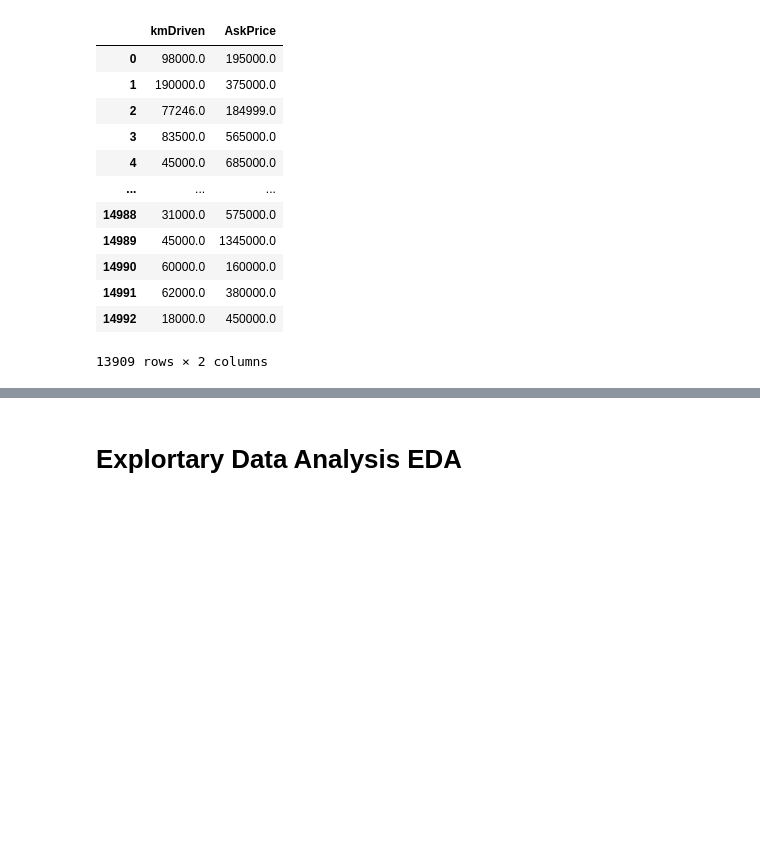
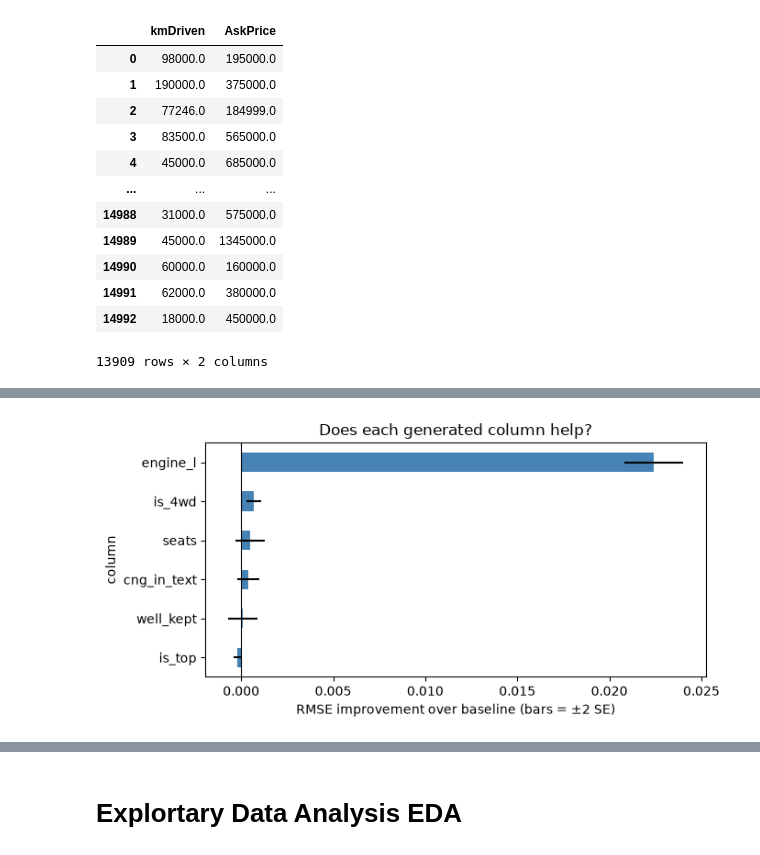
Before and after one commit to abdo1rahman/DEPI_grad_project, a Jupyter notebook: mini_project/used_cars/notebooks/EDA.ipynb, the cells around one changed output, grey strips where cells are left out. Drawn from its saved outputs; the diff is of its cells as text; code cells hidden in the pictures; blank space fills up the shorter version.

```diff
--- a/mini_project/used_cars/notebooks/EDA.ipynb
+++ b/mini_project/used_cars/notebooks/EDA.ipynb
@@ -234,0 +241,97 @@ df_copy
+# %%
+# ── Which generated column deserves to be kept? ──────────────────────────────
+from sklearn.model_selection import RepeatedKFold, cross_val_score, KFold
+from sklearn.pipeline import Pipeline
+from sklearn.compose import ColumnTransformer
+from sklearn.preprocessing import TargetEncoder, OneHotEncoder
+from sklearn.ensemble import HistGradientBoostingRegressor
+from sklearn.base import BaseEstimator, TransformerMixin
+
+class EngineFill(BaseEstimator, TransformerMixin):
+    """Fill missing engine_l with the median of the same brand_model, then the same Brand, then overall.
+    Medians are learned from the training part of each fold only (no leakage)."""
+    def fit(self, X, y=None):
+        self.by_bm, self.by_brand, self.med = (X.groupby("brand_model")["engine_l"].median(),
+                                              X.groupby("Brand")["engine_l"].median(),
+                                              X["engine_l"].median())
+        return self
+    def transform(self, X):
+        X = X.copy()
+        X["engine_l"] = (X["engine_l"].fillna(X["brand_model"].map(self.by_bm))
+                                      .fillna(X["Brand"].map(self.by_brand))
+                                      .fillna(self.med))
+        return X
+
+candidates = ["engine_l", "seats", "is_4wd", "cng_in_text", "is_top", "well_kept"]
+
+# ---------- data used for the test (the generated columns come from df_copy) ----------
+X_all = df_copy.copy()
+X_all["brand_model"] = X_all["Brand"].astype(str) + "|" + X_all["model"].astype(str)
+X_all["km_log"]      = np.log1p(X_all["kmDriven"])
+X_all["owner_ord"]   = X_all["Owner"].map({"first": 1, "second": 2, "third": 3, "fourth": 4, "fifth": 5})
+y = np.log1p(X_all["AskPrice"])                       # log target: price is heavily skewed
+
+base_num = ["Age", "km_log", "owner_ord"]
+
+def make_model(extra):
+    pre = ColumnTransformer([
+        ("bm", TargetEncoder(cv=KFold(n_splits=5, shuffle=True, random_state=0)), ["brand_model"]),   # fitted inside each fold -> no leakage
+        ("cat", OneHotEncoder(handle_unknown="ignore"), ["Transmission", "FuelType"]),
+        ("num", "passthrough", base_num + extra),
+    ])
+    # seats keeps its NaNs (HistGradientBoosting handles NaN natively); engine_l is filled inside each fold
+    return Pipeline([("fill", EngineFill()), ("pre", pre),
+                     ("reg", HistGradientBoostingRegressor(random_state=0))])
+
+cv = RepeatedKFold(n_splits=5, n_repeats=3, random_state=0)   # identical splits for every run -> paired comparison
+
+def cv_scores(extra):
+    return -cross_val_score(make_model(extra), X_all, y, cv=cv, scoring="neg_root_mean_squared_error")
+
+base = cv_scores([])
+
+# ---------- one row per candidate ----------
+rows = []
+for c in candidates:
+    s      = X_all[c]
+    delta  = base - cv_scores([c])                     # >0 means the column LOWERED the error
+    gain   = delta.mean()
+    se     = delta.std(ddof=1) / np.sqrt(len(delta))
+    pres   = s.notna().mean() * 100 if c in ("engine_l", "seats") else (s == 1).mean() * 100
+    rho    = s.corr(y, method="spearman")
+    rows.append({
+        "column": c,
+        "% rows with info": round(pres, 1),            # non-null % for numeric, % of 1s for flags
+        "spearman vs log(price)": round(rho, 3),
+        "RMSE gain": round(gain, 4),
+        "± SE": round(se, 4),
+        "gain / SE": round(gain / se, 1) if se > 0 else np.nan,
+    })
+
+res = pd.DataFrame(rows).set_index("column")
+
+# ---------- decision rule (written down in advance) ----------
+def verdict(r):
+    if r["RMSE gain"] > 0.005 and r["gain / SE"] > 3:   return "KEEP"
+    if r["RMSE gain"] > 0.001 and r["gain / SE"] > 2:   return "MAYBE (small)"
+    return "DROP"
+
+res["decision"] = res.apply(verdict, axis=1)
+res = res.sort_values("RMSE gain", ascending=False)
+
+print(f"Baseline RMSE (log-price): {base.mean():.4f} ± {base.std():.4f}")
+display(res)
+
+# ---------- final check: chosen set vs baseline vs everything ----------
+chosen = res.index[res["decision"] == "KEEP"].tolist()
+for name, cols in {"baseline": [], f"chosen {chosen}": chosen, "all candidates": candidates}.items():
+    s = cv_scores(cols)
+    print(f"{name:45s} RMSE = {s.mean():.4f} ± {s.std():.4f}")
+
+# ---------- plot ----------
+ax = res["RMSE gain"].plot.barh(xerr=res["± SE"] * 2, figsize=(7, 3.5), color="steelblue")
+ax.axvline(0, color="k", lw=0.8); ax.invert_yaxis()
+ax.set_xlabel("RMSE improvement over baseline (bars = ±2 SE)")
+ax.set_title("Does each generated column help?")
+plt.tight_layout(); plt.show()
+# %% [output]
@@ -235,3 +350,4 @@ df_copy
+[figure, added]
 # %%
 df_copy.isna().mean()*100
 # %% [output]
```
Also changed, not shown: parts of 25 cells of this notebook.
